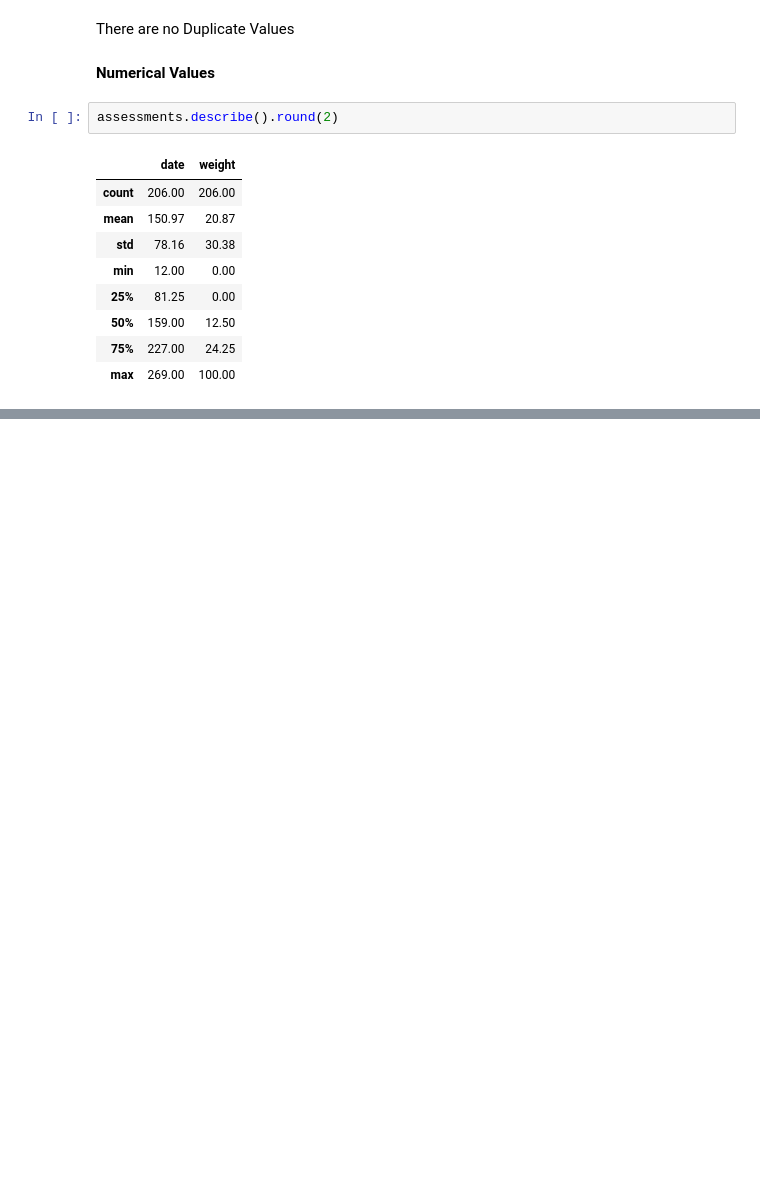
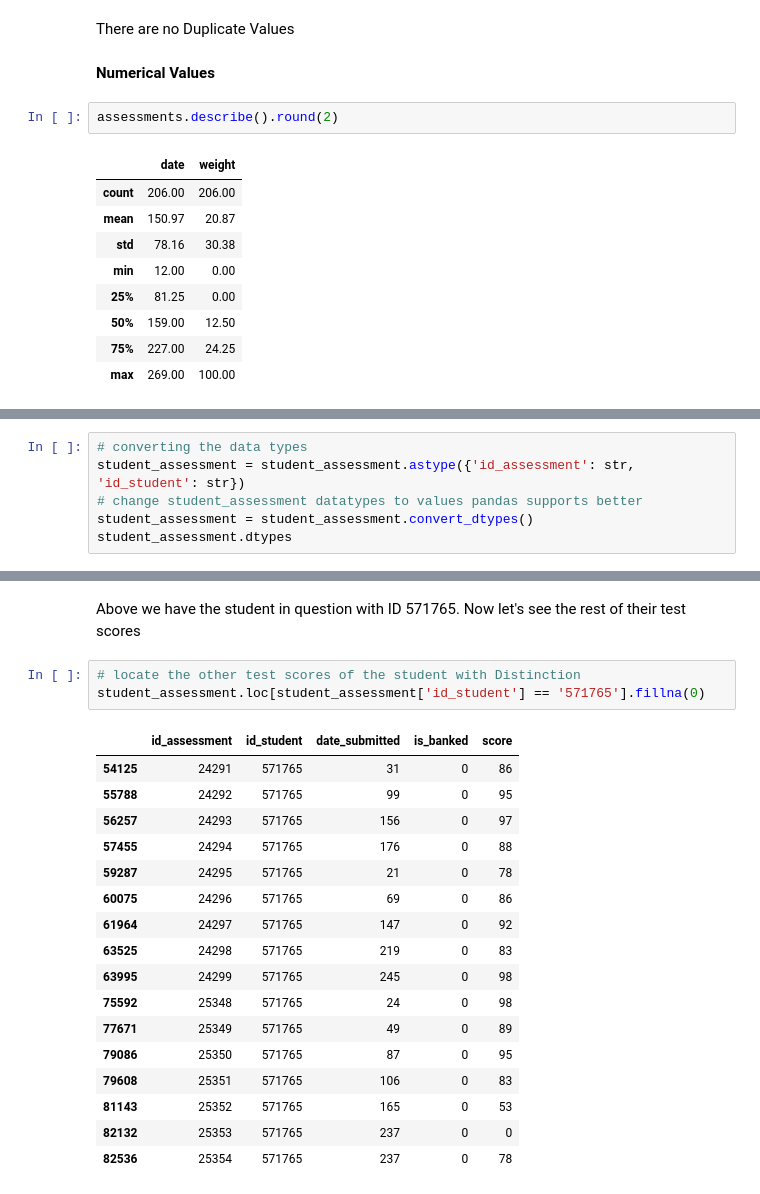
Before and after one commit to freyjagarner/Student-Data-Analysis, a Jupyter notebook: Capstone/Assessments.ipynb, the cells around one changed output, grey strips where cells are left out. Saved outputs shown, nothing was run; the diff lists cells and outputs as text; blank space fills up the shorter version.

Commit message:
combine assessments/student assessments

```diff
--- a/Capstone/Assessments.ipynb
+++ b/Capstone/Assessments.ipynb
@@ -280,0 +345,6 @@ assessments.describe().round(2)
+# %%
+# converting the data types
+student_assessment = student_assessment.astype({'id_assessment': str, 'id_student': str})
+# change student_assessment datatypes to values pandas supports better
+student_assessment = student_assessment.convert_dtypes()
+student_assessment.dtypes
@@ -280,0 +449,23 @@ assessments.describe().round(2)
+# %% [markdown]
+Above we have the student in question with ID 571765. Now let's see the rest of their test scores
+# %%
+# locate the other test scores of the student with Distinction
+student_assessment.loc[student_assessment['id_student'] == '571765'].fillna(0)
+# %% [output]
+|  | id_assessment | id_student | date_submitted | is_banked | score |
+| 54125 | 24291 | 571765 | 31 | 0 | 86 |
+| 55788 | 24292 | 571765 | 99 | 0 | 95 |
+| 56257 | 24293 | 571765 | 156 | 0 | 97 |
+| 57455 | 24294 | 571765 | 176 | 0 | 88 |
+| 59287 | 24295 | 571765 | 21 | 0 | 78 |
+| 60075 | 24296 | 571765 | 69 | 0 | 86 |
+| 61964 | 24297 | 571765 | 147 | 0 | 92 |
+| 63525 | 24298 | 571765 | 219 | 0 | 83 |
+| 63995 | 24299 | 571765 | 245 | 0 | 98 |
+| 75592 | 25348 | 571765 | 24 | 0 | 98 |
+| 77671 | 25349 | 571765 | 49 | 0 | 89 |
+| 79086 | 25350 | 571765 | 87 | 0 | 95 |
+| 79608 | 25351 | 571765 | 106 | 0 | 83 |
+| 81143 | 25352 | 571765 | 165 | 0 | 53 |
+| 82132 | 25353 | 571765 | 237 | 0 | 0 |
+| 82536 | 25354 | 571765 | 237 | 0 | 78 |
```
Also changed, not shown: parts of 41 cells of this notebook.
